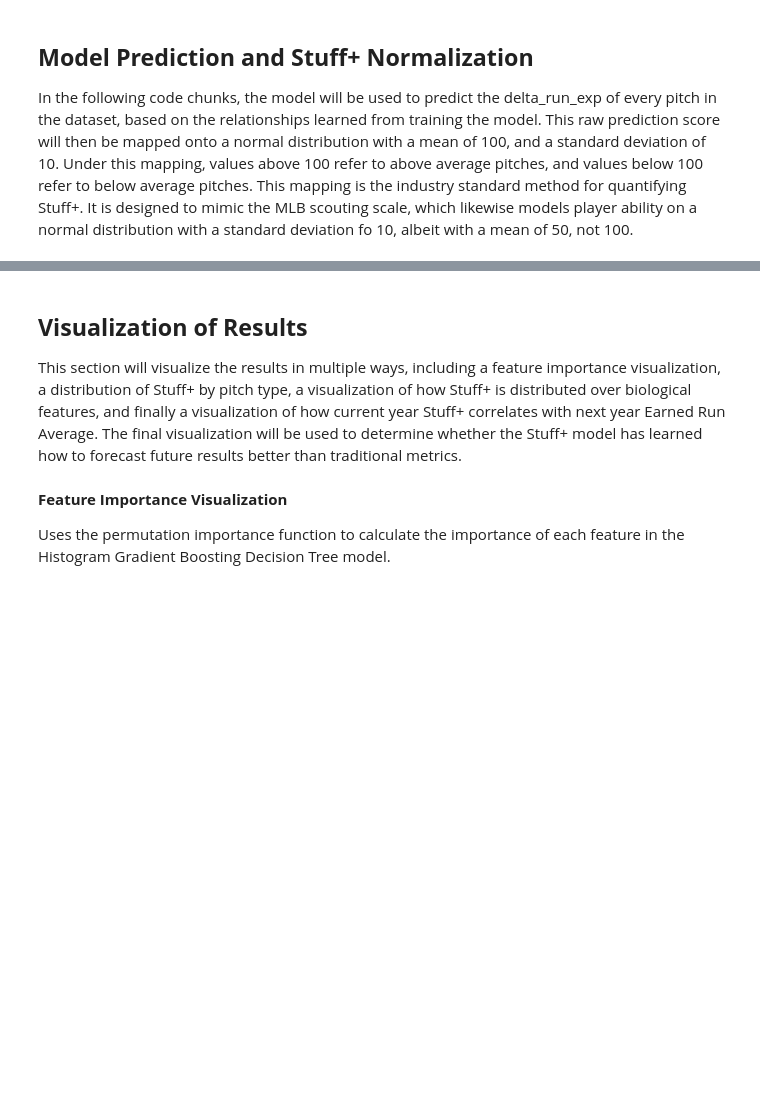
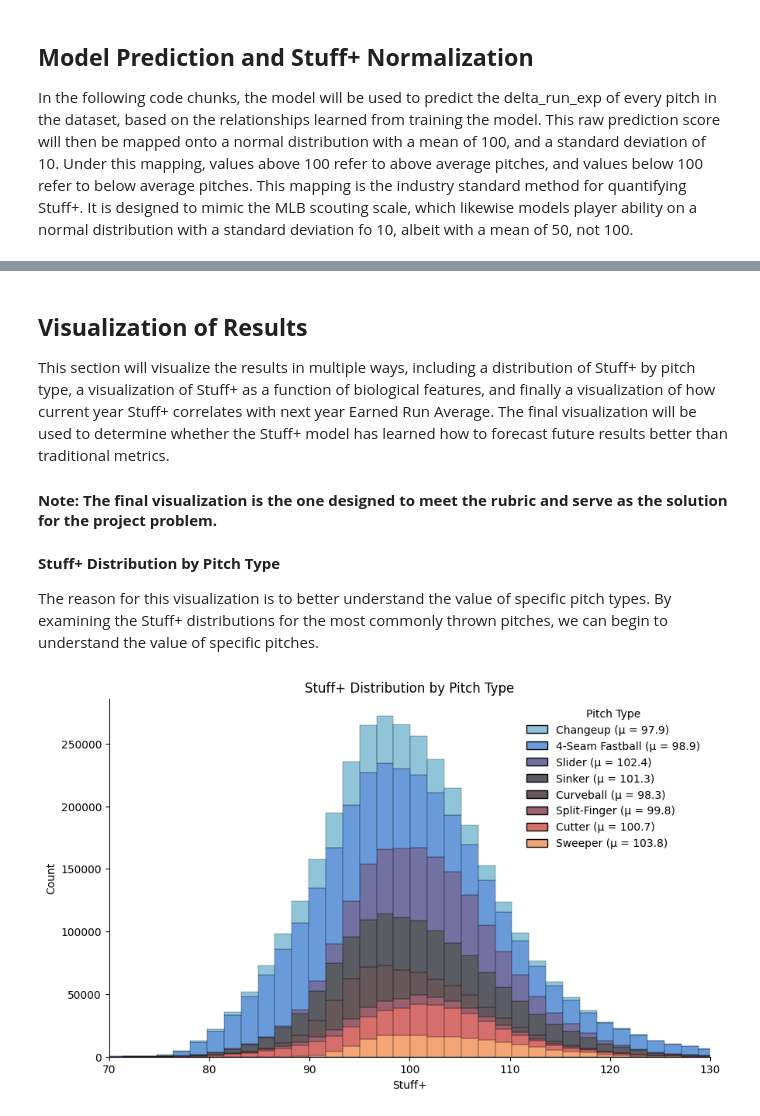
Before and after one commit to brianhockett/bh-stuff-plus, a Jupyter notebook: pipeline.ipynb, the cells around one changed output, grey strips where cells are left out. Cells and saved outputs as stored; diff of their text form; code cells hidden in the pictures; blank space fills up the shorter version.

```diff
--- a/pipeline.ipynb
+++ b/pipeline.ipynb
@@ -279,9 +297,12 @@ model = HistGradientBoostingRegressor(
     learning_rate = 0.05,
     max_depth = 5,
     min_samples_leaf = 20,
-    l2_regularization = 0.05
+    l2_regularization = 0.05,
     random_state = 0
 )
 
 # Fit Model
 model.fit(X, y)
+
+print("Finished Training Model")
+logger.info("Finished Training Model")
@@ -306,8 +332,10 @@ model_df[model_df['stuff_plus'] == model_df['stuff_plus'].max()]
 # %% [markdown]
 ## **Visualization of Results**
 
-This section will visualize the results in multiple ways, including a feature importance visualization, a distribution of Stuff+ by pitch type, a visualization of how Stuff+ is distributed over biological features, and finally a visualization of how current year Stuff+ correlates with next year Earned Run Average. The final visualization will be used to determine whether the Stuff+ model has learned how to forecast future results better than traditional metrics.
+This section will visualize the results in multiple ways, including a distribution of Stuff+ by pitch type, a visualization of Stuff+ as a function of biological features, and finally a visualization of how current year Stuff+ correlates with next year Earned Run Average. The final visualization will be used to determine whether the Stuff+ model has learned how to forecast future results better than traditional metrics.
+
+</br>
+
+#### **Note: The final visualization is the one designed to meet the rubric and serve as the solution for the project problem.**
+
+</br>
-# %% [markdown]
-**Feature Importance Visualization**
-
-Uses the permutation importance function to calculate the importance of each feature in the Histogram Gradient Boosting Decision Tree model.
@@ -326,0 +342,41 @@ print(importances)
+# %% [markdown]
+**Stuff+ Distribution by Pitch Type**
+
+The reason for this visualization is to better understand the value of specific pitch types. By examining the Stuff+ distributions for the most commonly thrown pitches, we can begin to understand the value of specific pitches.
+# %%
+# Get the 8 most thrown pitch types
+top_pitches = model_df['pitch_name'].value_counts().nlargest(8).index
+
+# Calculate mean stuff+ per pitch type for legend labels
+pitch_means = model_df[model_df['pitch_name'].isin(top_pitches)].groupby('pitch_name')['stuff_plus'].mean()
+label_map = {pitch: f"{pitch} (μ = {mean:.1f})" for pitch, mean in pitch_means.items()}
+
+# Remap pitch_name to include mean in label
+plot_df = model_df[model_df['pitch_name'].isin(top_pitches)].copy()
+plot_df['pitch_name'] = plot_df['pitch_name'].map(label_map)
+
+# Initialize figure
+plt.figure(figsize = (10, 6))
+
+# Stacked Histogram Plot
+ax = sns.histplot(data = plot_df, x = 'stuff_plus', hue = 'pitch_name', bins = 250, multiple = 'stack', palette = 'icefire')
+
+# Despine
+sns.despine(top = True, right = True)
+
+# Set x-limits
+plt.xlim(70, 130)
+
+# Legend
+ax.legend_.set_title('Pitch Type')
+ax.legend_.set_frame_on(False)
+
+# Title and x-axis
+ax.set_title("Stuff+ Distribution by Pitch Type")
+ax.set_xlabel("Stuff+")
+
+# Show plot
+plt.savefig('./img/stuff_plus_by_pitch_type.png')
+plt.show()
+# %% [output]
+[figure, added]
```
Also changed, not shown: parts of 15 cells of this notebook, 4 other files.
